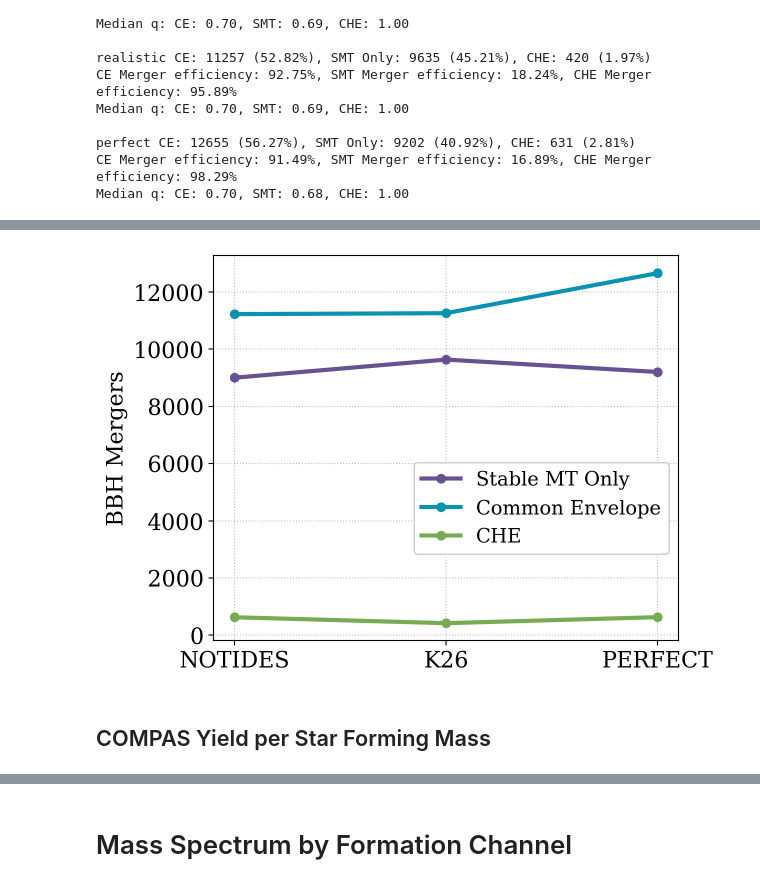
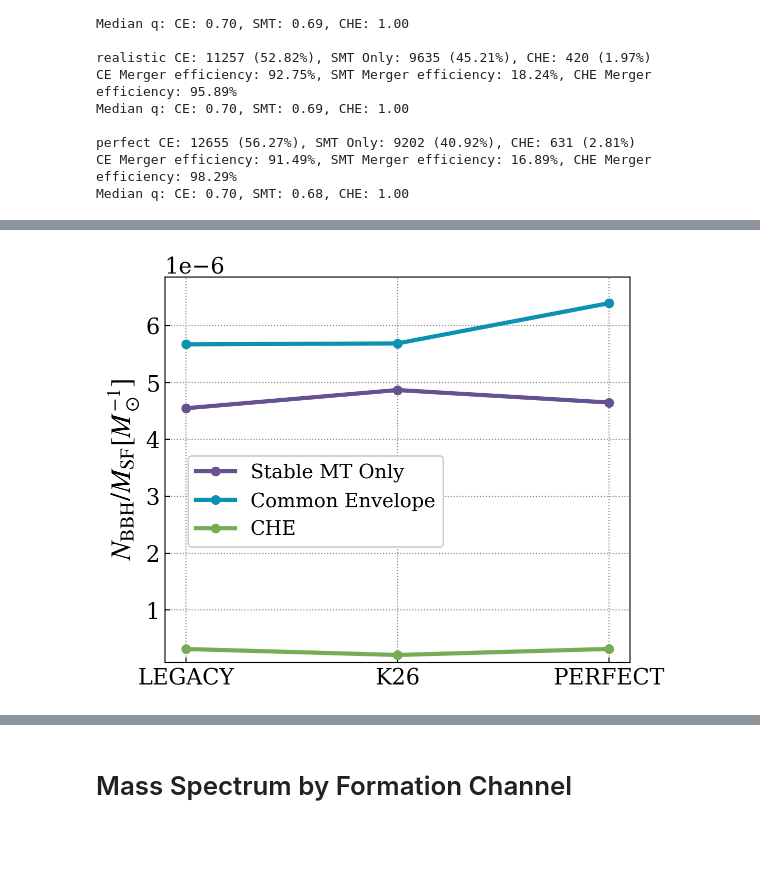
Before and after one commit to veome22/modern_tidal_interaction_models_dco, a Jupyter notebook: population_distribution_plots.ipynb, the cells around one changed output, grey strips where cells are left out. Cells and saved outputs as stored; diff of their text form; code cells hidden in the pictures; blank space fills up the shorter version.

Commit message:
updated yield normalizations

```diff
--- a/population_distribution_plots.ipynb
+++ b/population_distribution_plots.ipynb
@@ -86,7 +86,7 @@ pop_paths = {
                 # ['../pop_sims/perfect_pop_v313_combined.h5']
             }
 
-pop_labels = {'notides': 'NOTIDES',
+pop_labels = {'notides': 'LEGACY',
               'realistic': 'K26',
               'perfect': 'PERFECT'}
 
@@ -526,0 +549,15 @@ plt.show()
+# %%
+from scipy import integrate
+
+def kroupa(m):
+    m = np.asarray(m, float)
+    return np.where(m < 0.08, m**-0.3,
+           np.where(m < 0.50, 0.08 * m**-1.3,
+                               0.04 * m**-2.3))
+
+# A = integral(m * xi, 0.08, 150) / integral(xi, 5, 150)
+A = integrate.quad(lambda m: m * kroupa(m), 0.08, 150)[0] / integrate.quad(kroupa, 5, 150)[0]
+print(f"Normalization constant A: {A:.4f}")
+print(f"Total Mass simulated above 5 Msun: {m1_tot + m2_tot:.4f} Msun") # 40077166.9668 M_sun
+print(f"Total Mass simulated above 5 Msun with normalization: {(m1_tot + m2_tot) * A:.4f} Msun") # 1980003621.6340 M_sun
+print(f"N_BBH formed: {np.sum(pop_dfs['realistic']['BBH']):.0f}, N_BBH mergers: {np.sum(pop_dfs['realistic']['BBH'] & pop_dfs['realistic']['Merges_Hubble_Time']):.0f}")
@@ -662,42 +738,55 @@ labels = {
 }
 
 # Extract data
 # dco_types = list(branching_ratios[pop_names[0]].keys())
 dco_linestyles = {"BBH": "-", "BHNS": "-.", "BNS": ':'}
 
+def kroupa(m):
+    m = np.asarray(m, float)
+    return np.where(m < 0.08, m**-0.3,
+           np.where(m < 0.50, 0.08 * m**-1.3,
+                               0.04 * m**-2.3))
+A = integrate.quad(lambda m: m * kroupa(m), 0.08, 150)[0] / integrate.quad(kroupa, 5, 150)[0]
+normalization_factor = A * (m1_tot + m2_tot)
+
 
 fig, ax = plt.subplots(ncols=1, figsize=(6, 5))
 
 dco_type='BBH'
 # Initialize storage for plotting
 data = {key: [] for key in labels.keys()}
 
 # Collect data across populations
 for pop_name in pop_names:
     data["Total"].append(branching_ratios[pop_name][dco_type]["Total"])
     data["No MT"].append(branching_ratios[pop_name][dco_type]["No MT"])
     data["SMT"].append(branching_ratios[pop_name][dco_type]["SMT"])
     data["CE"].append(branching_ratios[pop_name][dco_type]["CE"])
     data["CHE"].append(branching_ratios[pop_name][dco_type]["Mass Transfer"]["CHE"])
 
 
-# Normalize by total number of DCOs per population
-totals = np.ones_like(np.array([data["Total"]]))
+# # # Normalize by total number of DCOs per population
+# # totals = np.ones_like(np.array([data["Total"]]))
+# # for key in data.keys():
+# #     data[key] = np.array(data[key]) / totals
+
+# Normalize by total Star forming mass
 for key in data.keys():
-    data[key] = np.array(data[key]) / totals
+    data[key] = np.array(data[key]) / normalization_factor
+
 
 for key in colors.keys():
-    ax.plot([pop_labels[val] for val in pop_names], data[key][0], label=labels[key], color=colors[key], marker="o", linewidth=3)
+    ax.plot([pop_labels[val] for val in pop_names], data[key], label=labels[key], color=colors[key], marker="o", linewidth=3)
 
-# Formatting
-ax.set_ylabel("BBH Mergers")
-ax.grid(alpha=0.5)
+ax.set_ylim(0.8e-7, 6.85e-6)
 
-ax.legend(frameon=True, fontsize=14, loc='lower right', bbox_to_anchor=(1,0.2))
+ax.set_ylabel("$N_{\\rm BBH} / M_{\\rm SF} [M_\\odot^{-1}]$", fontsize=20)
+ax.ticklabel_format(axis='y', style='sci', scilimits=(0, 0))
+ax.tick_params(axis='both', direction='in')
+ax.legend(fontsize=14, loc=(0.05, 0.3))
+ax.grid()
 
-plt.savefig(plot_path + "bbh_mergers_by_formation_channel.pdf", dpi=300, bbox_inches='tight')
+# plt.savefig(plot_path + "bbh_mergers_by_formation_channel.pdf", dpi=300, bbox_inches='tight')
 plt.show()
 # %% [output]
-[figure, old version]
+[figure, new version]
-# %% [markdown]
-## COMPAS Yield per Star Forming Mass
```
Also changed, not shown: parts of 12 cells of this notebook, 2 other files.
